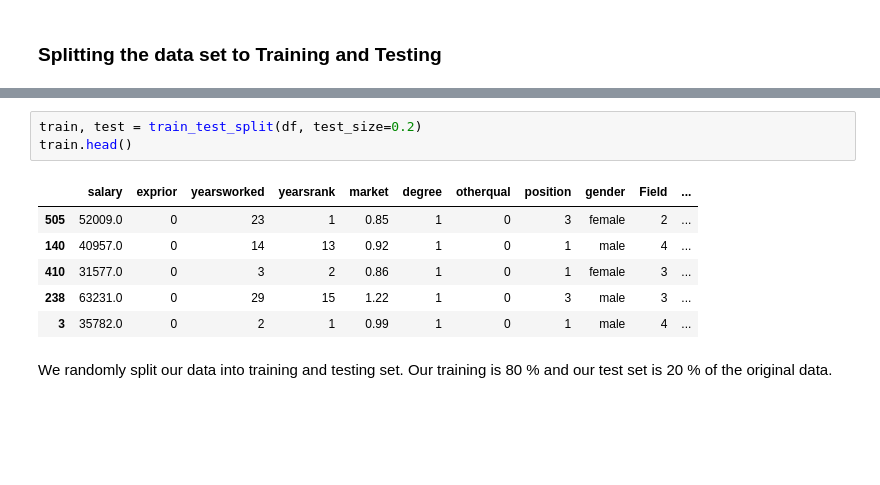
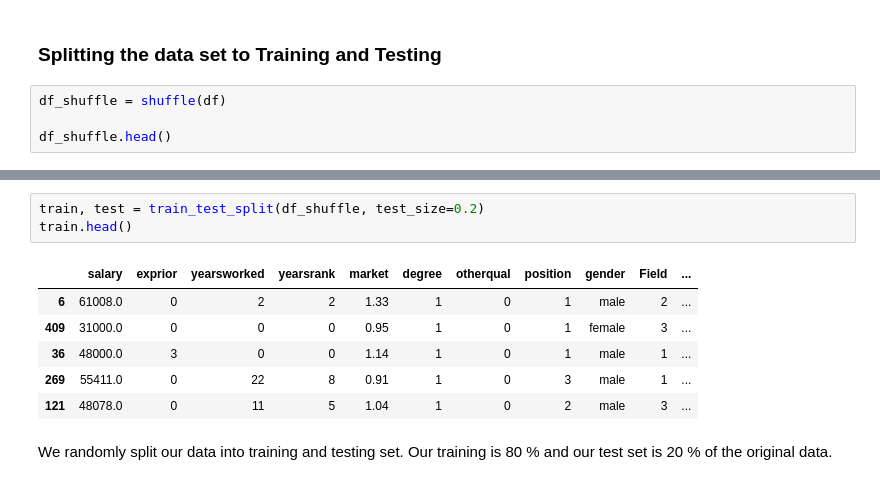
Before and after one commit to jbmasemza/simple_linear_regression, a Jupyter notebook: linear_regression.ipynb, the cells around one changed output, grey strips where cells are left out. Saved outputs shown, nothing was run; the diff lists cells and outputs as text; blank space fills up the shorter version.

```diff
--- a/linear_regression.ipynb
+++ b/linear_regression.ipynb
@@ -72,3 +77,7 @@ df.head()
 ## QUESTION 1
 # %% [markdown]
 ###  Splitting the data set to Training and Testing
+# %%
+df_shuffle = shuffle(df)
+
+df_shuffle.head()
@@ -75,13 +100,13 @@ df.head()
 # %%
-train, test = train_test_split(df, test_size=0.2)
+train, test = train_test_split(df_shuffle, test_size=0.2)
 train.head()
 # %% [output]
 |  | salary | exprior | yearsworked | yearsrank | market | degree | otherqual | position | gender | Field | ... |
-| 505 | 52009.0 | 0 | 23 | 1 | 0.85 | 1 | 0 | 3 | female | 2 | ... |
-| 140 | 40957.0 | 0 | 14 | 13 | 0.92 | 1 | 0 | 1 | male | 4 | ... |
-| 410 | 31577.0 | 0 | 3 | 2 | 0.86 | 1 | 0 | 1 | female | 3 | ... |
-| 238 | 63231.0 | 0 | 29 | 15 | 1.22 | 1 | 0 | 3 | male | 3 | ... |
-| 3 | 35782.0 | 0 | 2 | 1 | 0.99 | 1 | 0 | 1 | male | 4 | ... |
+| 6 | 61008.0 | 0 | 2 | 2 | 1.33 | 1 | 0 | 1 | male | 2 | ... |
+| 409 | 31000.0 | 0 | 0 | 0 | 0.95 | 1 | 0 | 1 | female | 3 | ... |
+| 36 | 48000.0 | 3 | 0 | 0 | 1.14 | 1 | 0 | 1 | male | 1 | ... |
+| 269 | 55411.0 | 0 | 22 | 8 | 0.91 | 1 | 0 | 3 | male | 1 | ... |
+| 121 | 48078.0 | 0 | 11 | 5 | 1.04 | 1 | 0 | 2 | male | 3 | ... |
 # %% [markdown]
 We randomly split our data into training and testing set. Our training  is 80 %  and our test set is 20 % of the original data.
 # %% [markdown]
```
Also changed, not shown: parts of 20 cells of this notebook.
